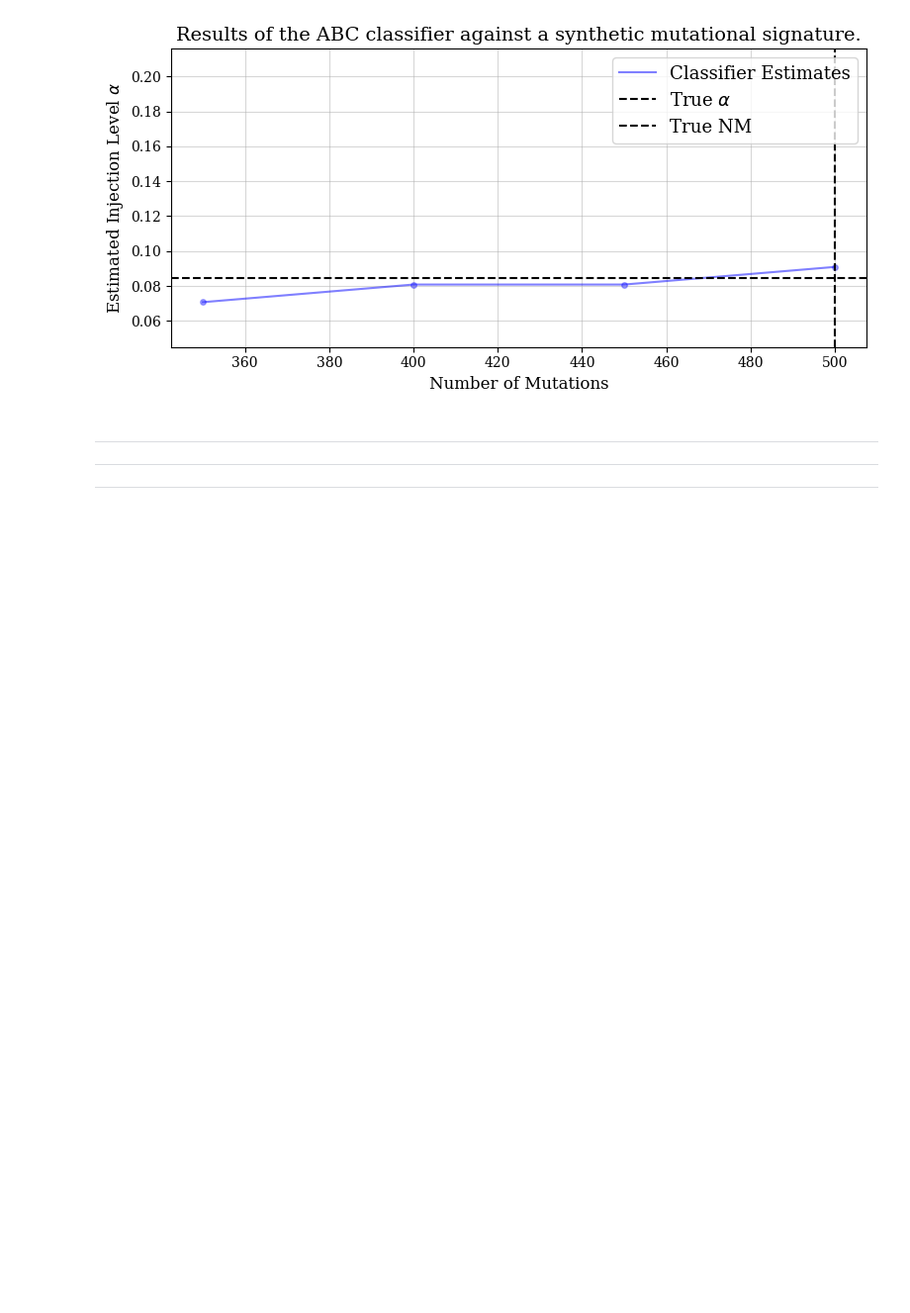
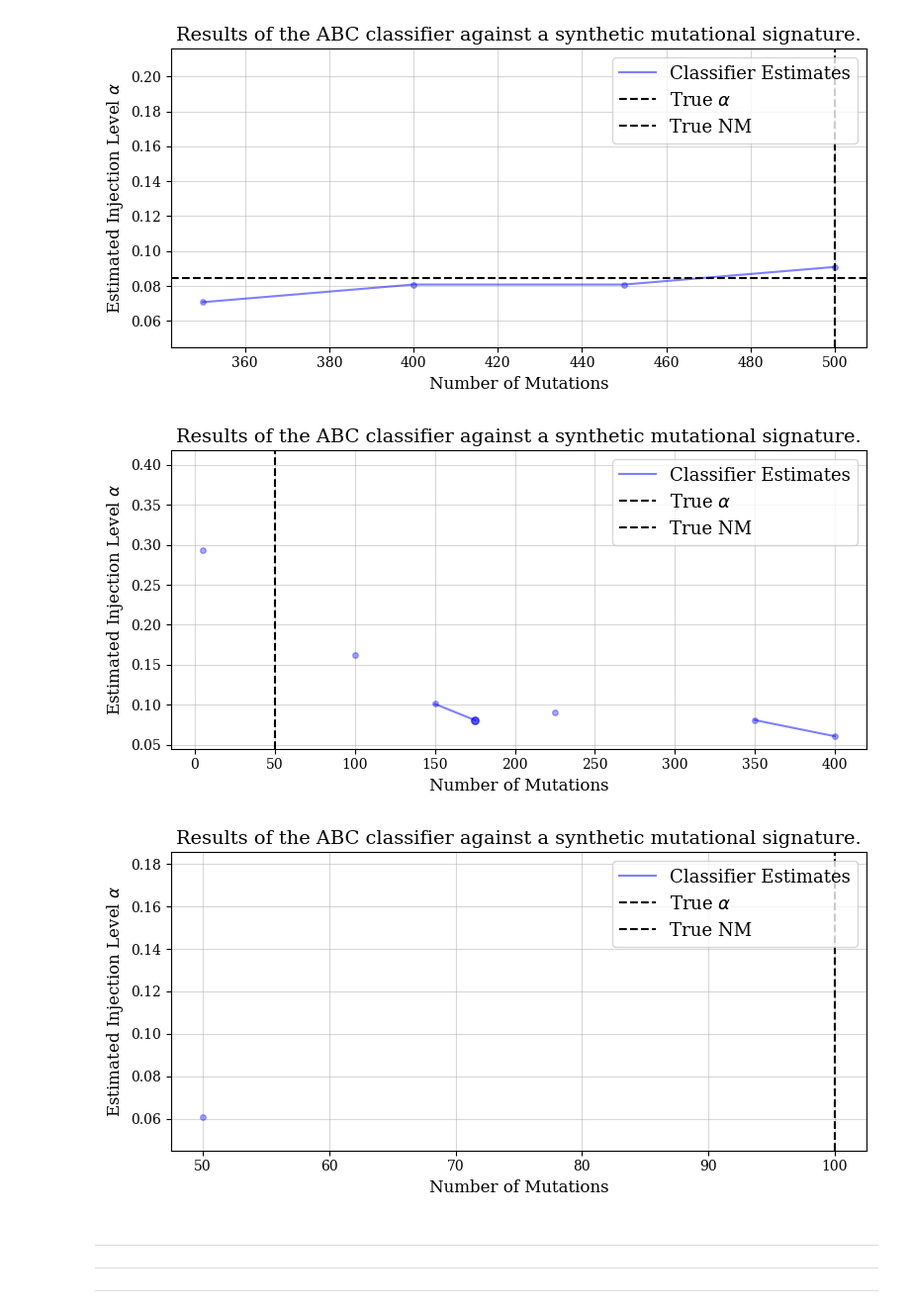
Before and after one commit to fredwdickinson/rscam-g6, a Jupyter notebook: Notebooks/abc_alpha/abc_analysis.ipynb, the cells around one changed output. Shown at 99% size. Drawn from its saved outputs; the diff is of its cells as text; code cells hidden in the pictures; blank space fills up the shorter version.

Commit message:
Zero test and path change

```diff
--- a/Notebooks/abc_alpha/abc_analysis.ipynb
+++ b/Notebooks/abc_alpha/abc_analysis.ipynb
@@ -22,7 +22,7 @@ Most logic is found in `abc_models.py`. Helper functions are in `helpers.py`, an
 # %% [markdown]
 #### 1. Load the signature data, use the cleaning functions.
 # %%
-data_path_signatures = os.path.abspath("../data/Context_SBS_2.txt")
+data_path_signatures = os.path.abspath("../../data/Context_SBS_2.txt")
 sig_df = pd.read_csv(data_path_signatures, sep = ",")
 clean_sig_df = clean.clean_sigs(sig_df)
 clean_sig_df.head(1)
@@ -290,6 +290,14 @@ for alpha_test, N_muts_test in zip(alpha_tests, N_muts_tests):
 [figure]
 [figure]
 [figure]
+# %%
+alpha_tests = [0, 0, 0, 0, 0]
+N_muts_tests = [50, 100, 200, 300, 500]
+for alpha_test, N_muts_test in zip(alpha_tests, N_muts_tests):
+    abc_models.test_classifier(healthy_profile, sbs88_profile, alpha_test, N_muts_test, trials = 3, plot = True)
+# %% [output]
+[figure, added]
+[figure, added]
 # %% [markdown]
 ---
 ---
```
Also changed, not shown: parts of 1 cell of this notebook.
